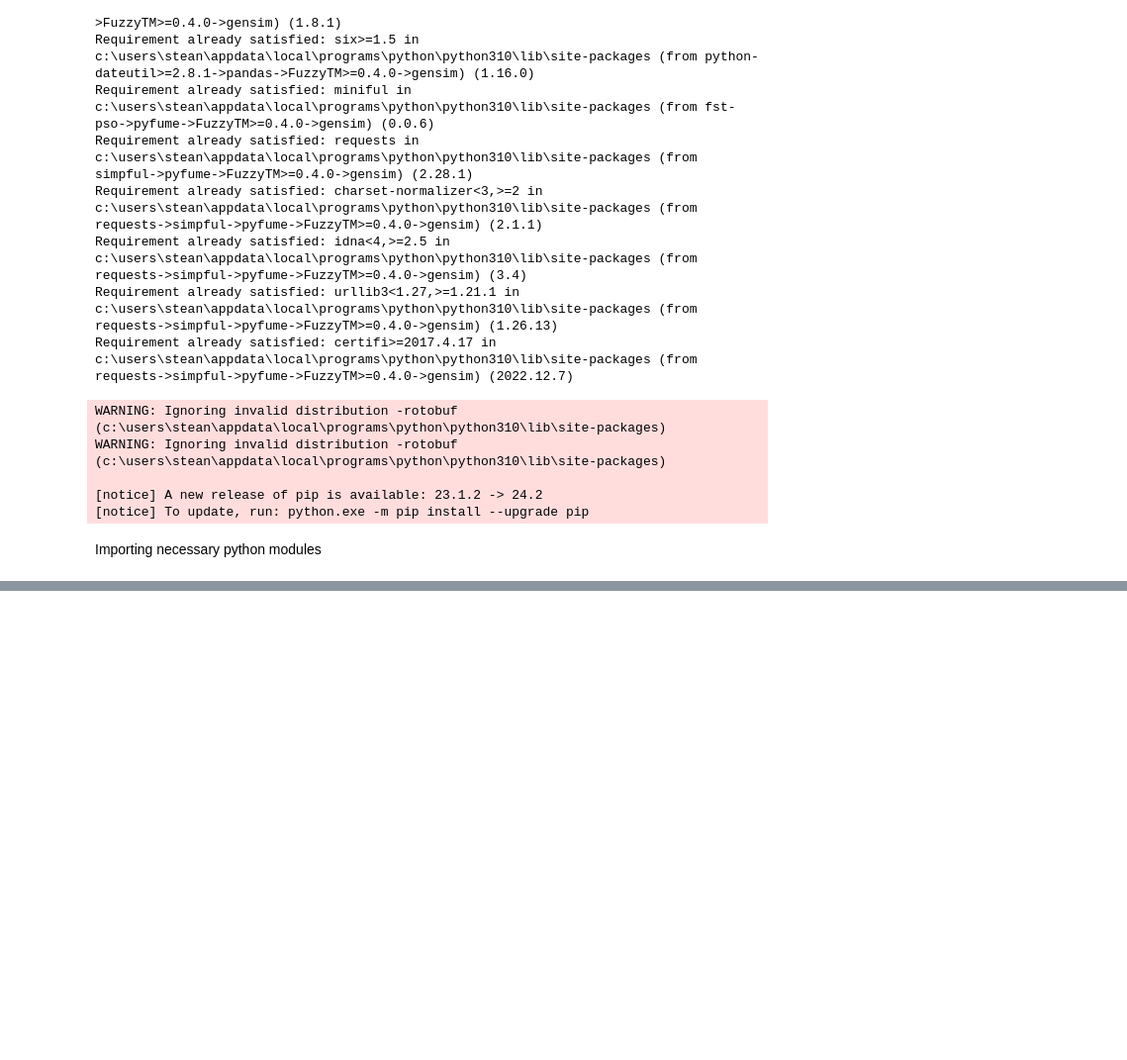
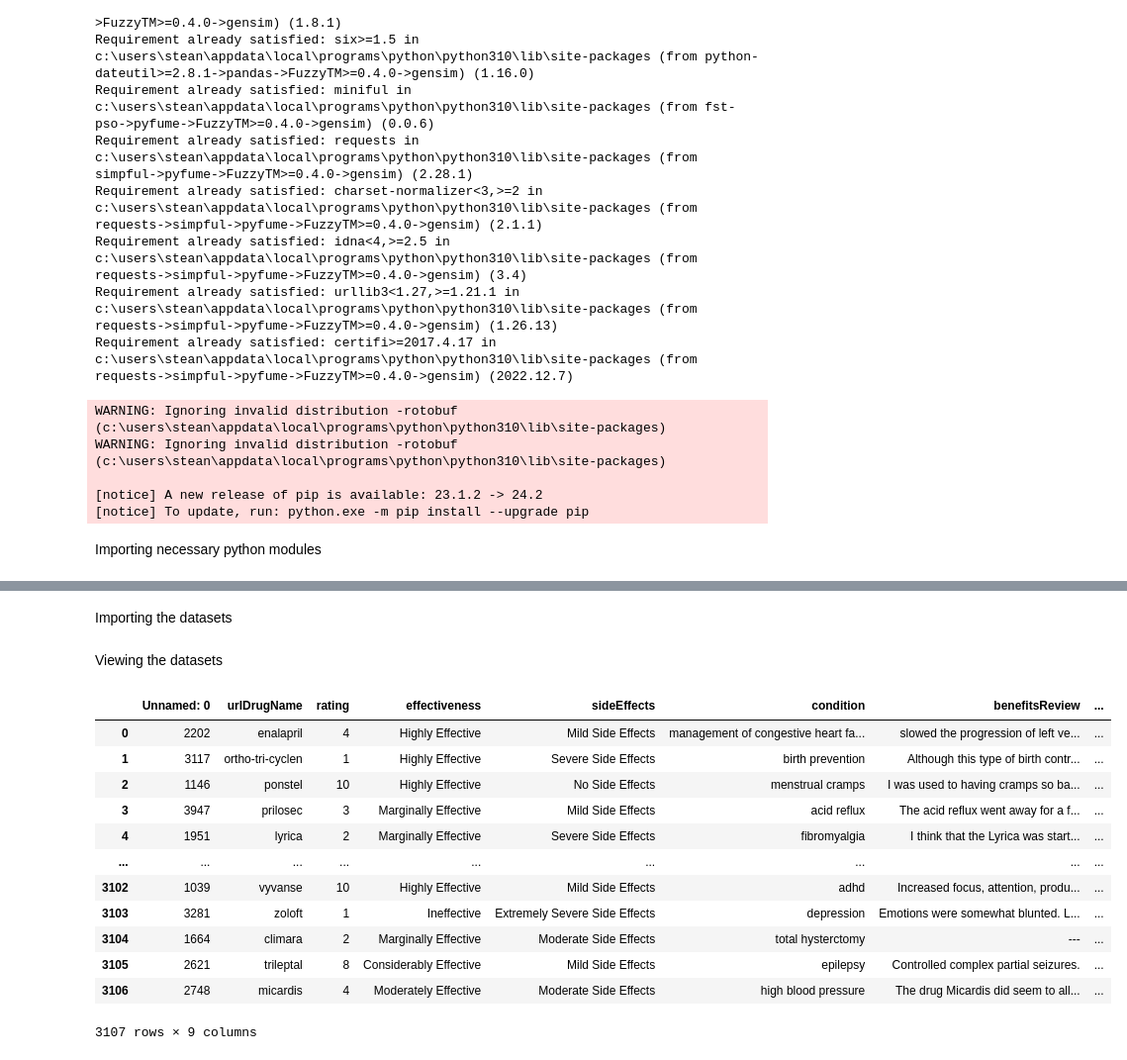
Before and after one commit to StephenAnokye94/Customer_Satisfaction_SentimentAnalysis, a Jupyter notebook: Sentiment_Analysis.ipynb, the cells around one changed output, grey strips where cells are left out. Shown at 99% size. Drawn from its saved outputs; the diff is of its cells as text; code cells hidden in the pictures; blank space fills up the shorter version.

Commit message:
Importing Datasets
Importing and viewing the structure of the customer data collected

```diff
--- a/Sentiment_Analysis.ipynb
+++ b/Sentiment_Analysis.ipynb
@@ -104,3 +104,26 @@ nltk.download('all')
 [nltk_data]    |
 [nltk_data]  Done downloading collection all
 True
+# %% [markdown]
+Importing the datasets
+# %%
+drugdatatrain = pd.read_csv('drugLibTrain_raw.csv')
+drugdatatest= pd.read_csv('drugLibTest_raw.csv')
+# %% [markdown]
+Viewing the datasets
+# %%
+drugdatatrain
+# %% [output]
+|  | Unnamed: 0 | urlDrugName | rating | effectiveness | sideEffects | condition | benefitsReview | ... |
+| 0 | 2202 | enalapril | 4 | Highly Effective | Mild Side Effects | management of congestive heart fa... | slowed the progression of left ve... | ... |
+| 1 | 3117 | ortho-tri-cyclen | 1 | Highly Effective | Severe Side Effects | birth prevention | Although this type of birth contr... | ... |
+| 2 | 1146 | ponstel | 10 | Highly Effective | No Side Effects | menstrual cramps | I was used to having cramps so ba... | ... |
+| 3 | 3947 | prilosec | 3 | Marginally Effective | Mild Side Effects | acid reflux | The acid reflux went away for a f... | ... |
+| 4 | 1951 | lyrica | 2 | Marginally Effective | Severe Side Effects | fibromyalgia | I think that the Lyrica was start... | ... |
+| ... | ... | ... | ... | ... | ... | ... | ... | ... |
+| 3102 | 1039 | vyvanse | 10 | Highly Effective | Mild Side Effects | adhd | Increased focus, attention, produ... | ... |
+| 3103 | 3281 | zoloft | 1 | Ineffective | Extremely Severe Side Effects | depression | Emotions were somewhat blunted. L... | ... |
+| 3104 | 1664 | climara | 2 | Marginally Effective | Moderate Side Effects | total hysterctomy | --- | ... |
+| 3105 | 2621 | trileptal | 8 | Considerably Effective | Mild Side Effects | epilepsy | Controlled complex partial seizures. | ... |
+| 3106 | 2748 | micardis | 4 | Moderately Effective | Moderate Side Effects | high blood pressure | The drug Micardis did seem to all... | ... |
+3107 rows × 9 columns
```
Also changed, not shown: parts of 3 cells of this notebook.
